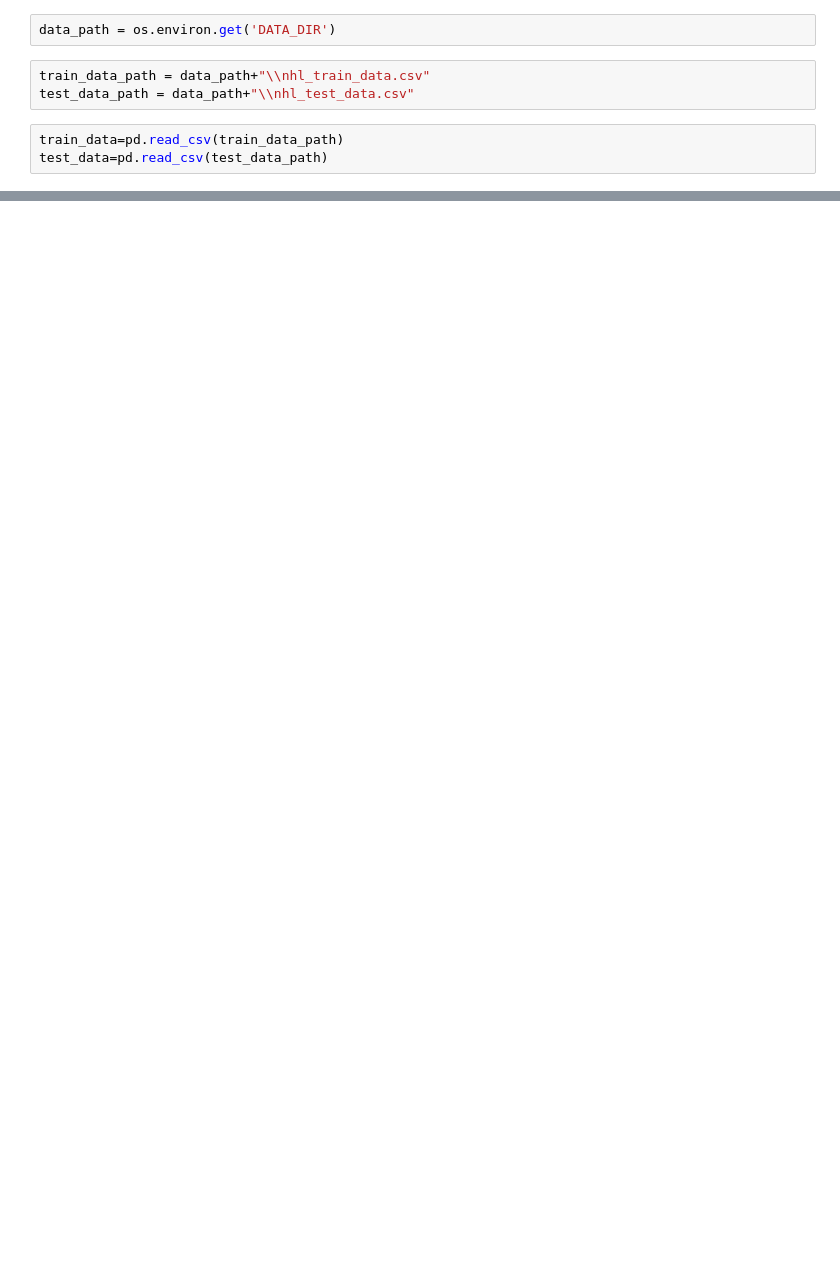
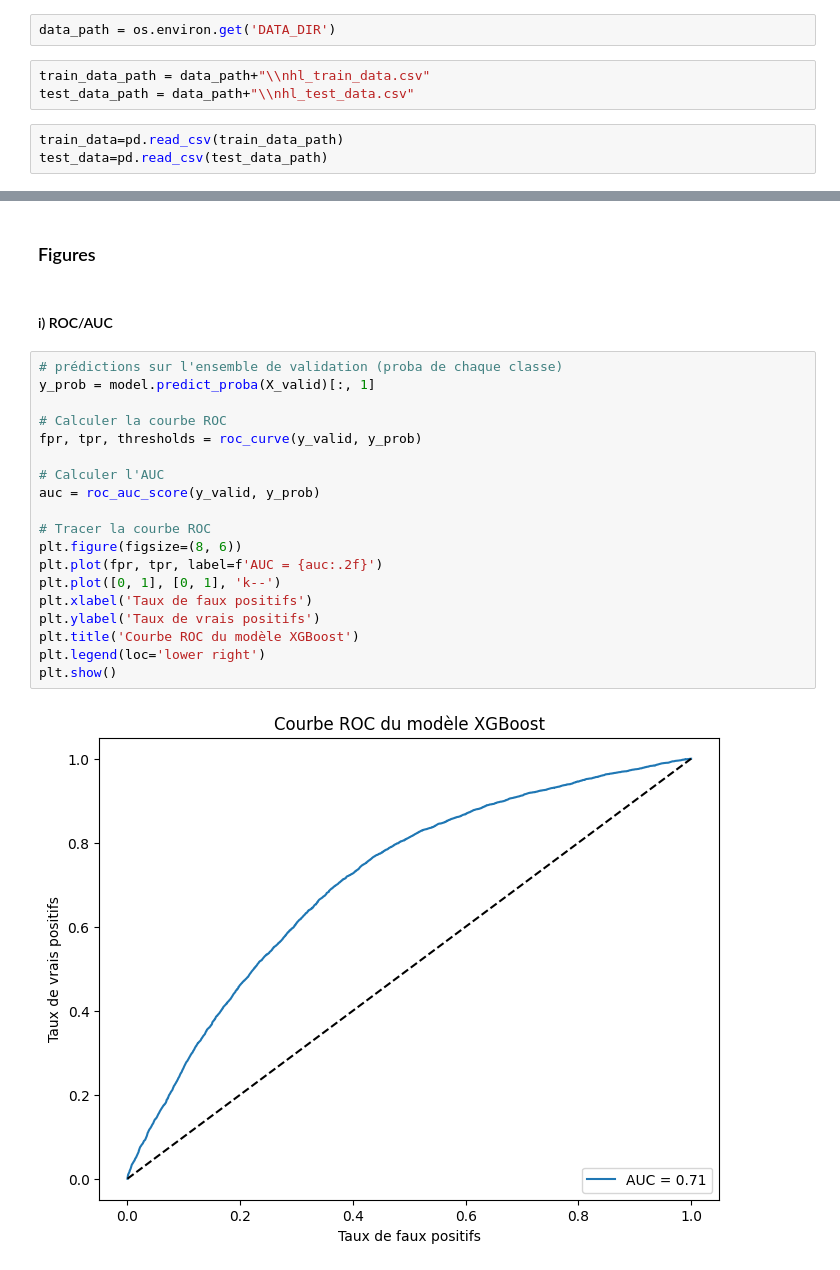
Before and after one commit to Alexia57/A02-projet, a Jupyter notebook: notebooks/modele_avance.ipynb, the cells around one changed output, grey strips where cells are left out. Drawn from its saved outputs; the diff is of its cells as text; blank space fills up the shorter version.

Commit message:
modele avance 1 fini et 2 presque fini

```diff
--- a/notebooks/modele_avance.ipynb
+++ b/notebooks/modele_avance.ipynb
@@ -90,0 +89,25 @@ Accuracy: 0.9063603662524525
+# %% [markdown]
+### Figures
+# %% [markdown]
+#### i) ROC/AUC
+# %%
+# prédictions sur l'ensemble de validation (proba de chaque classe)
+y_prob = model.predict_proba(X_valid)[:, 1]
+
+# Calculer la courbe ROC
+fpr, tpr, thresholds = roc_curve(y_valid, y_prob)
+
+# Calculer l'AUC
+auc = roc_auc_score(y_valid, y_prob)
+
+# Tracer la courbe ROC
+plt.figure(figsize=(8, 6))
+plt.plot(fpr, tpr, label=f'AUC = {auc:.2f}')
+plt.plot([0, 1], [0, 1], 'k--')
+plt.xlabel('Taux de faux positifs')
+plt.ylabel('Taux de vrais positifs')
+plt.title('Courbe ROC du modèle XGBoost')
+plt.legend(loc='lower right')
+plt.show()
+# %% [output]
+[figure, added]
```
Also changed, not shown: parts of 38 cells of this notebook, 1 other file.
